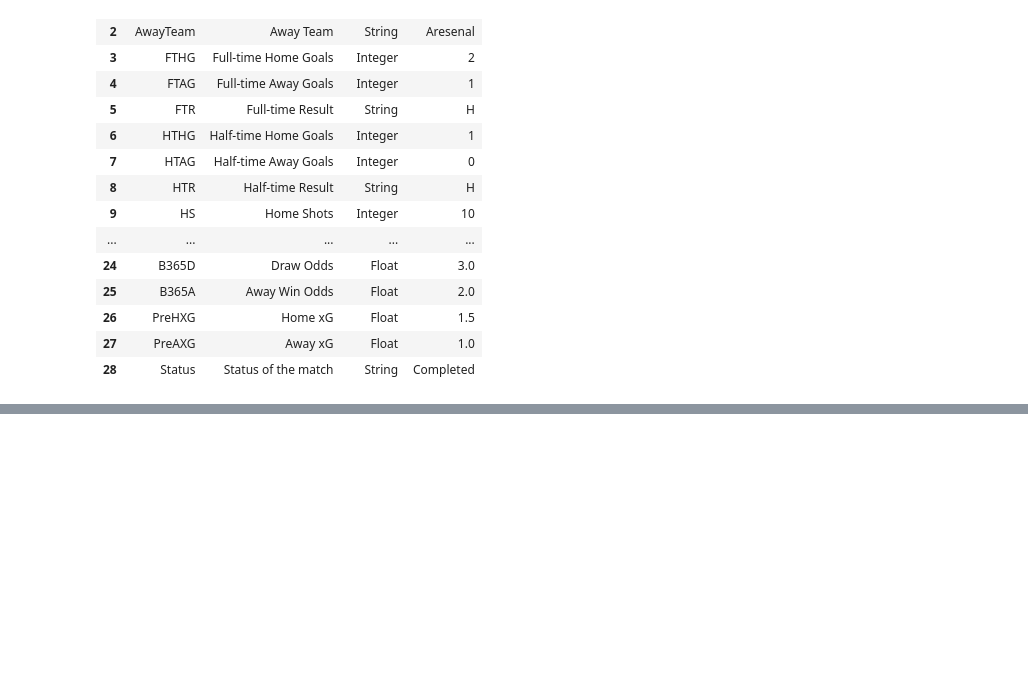
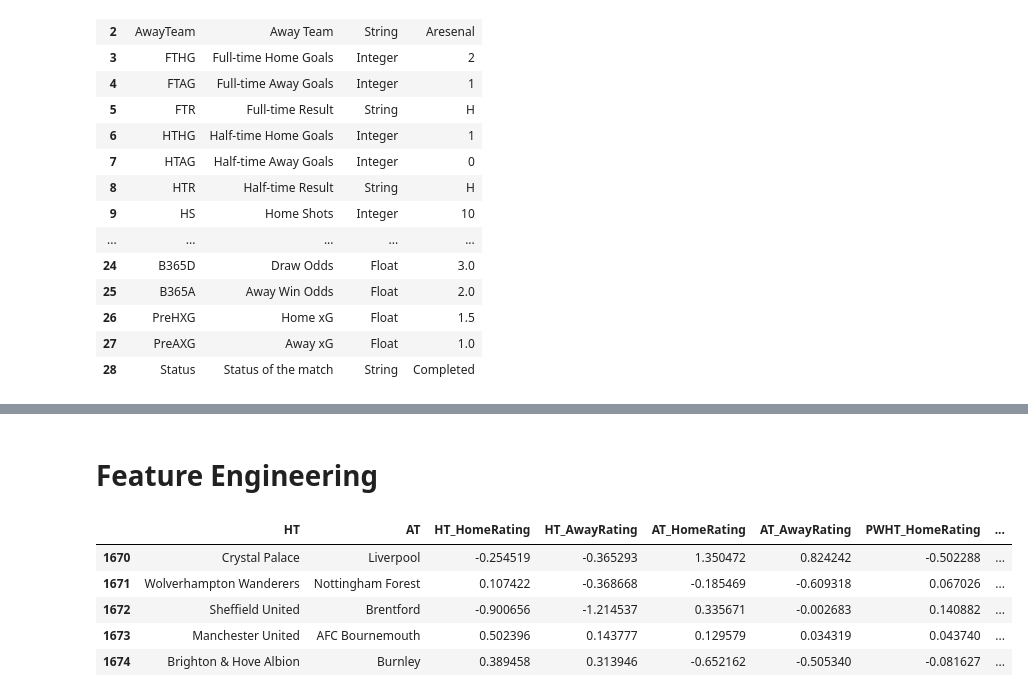
Before and after one commit to hubamatyas/Football-Arbitrage-Value-Betting, a Jupyter notebook: notebooks/data.ipynb, the cells around one changed output, grey strips where cells are left out. Cells and saved outputs as stored; diff of their text form; code cells hidden in the pictures; blank space fills up the shorter version.

```diff
--- a/notebooks/data.ipynb
+++ b/notebooks/data.ipynb
@@ -188,0 +192,23 @@ plt.show()
+# %% [markdown]
+# Feature Engineering
+# %%
+feature_params = {
+    Feature.PI_RATINGS.value: True,
+    Feature.PI_PAIRWISE.value: True,
+    Feature.PI_WEIGHTED.value: True
+}
+
+train, test, unique_teams = model.pre_process_data(df_past5)
+X_train = XTrainConstructor(train.X, unique_teams, **feature_params).construct_table()
+
+pi_ratings = X_train[['HT', 'AT', 'HT_HomeRating', 'HT_AwayRating', 'AT_HomeRating', 'AT_AwayRating']]
+pi_pairwise = X_train[['HT', 'AT', 'PWHT_HomeRating', 'PWHT_AwayRating', 'PWAT_HomeRating', 'PWAT_AwayRating']]
+pi_weighted = X_train[['HT', 'AT', 'WPWHT_HomeRating', 'WPWHT_AwayRating', 'WPWAT_HomeRating', 'WPWAT_AwayRating']]
+X_train.tail()
+# %% [output]
+|  | HT | AT | HT_HomeRating | HT_AwayRating | AT_HomeRating | AT_AwayRating | PWHT_HomeRating | ... |
+| 1670 | Crystal Palace | Liverpool | -0.254519 | -0.365293 | 1.350472 | 0.824242 | -0.502288 | ... |
+| 1671 | Wolverhampton Wanderers | Nottingham Forest | 0.107422 | -0.368668 | -0.185469 | -0.609318 | 0.067026 | ... |
+| 1672 | Sheffield United | Brentford | -0.900656 | -1.214537 | 0.335671 | -0.002683 | 0.140882 | ... |
+| 1673 | Manchester United | AFC Bournemouth | 0.502396 | 0.143777 | 0.129579 | 0.034319 | 0.043740 | ... |
+| 1674 | Brighton & Hove Albion | Burnley | 0.389458 | 0.313946 | -0.652162 | -0.505340 | -0.081627 | ... |
```
Also changed, not shown: parts of 11 cells of this notebook.
